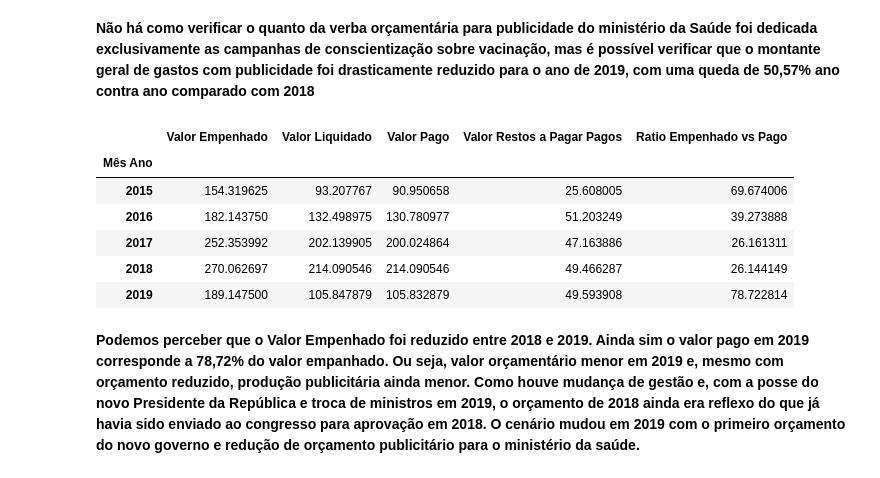
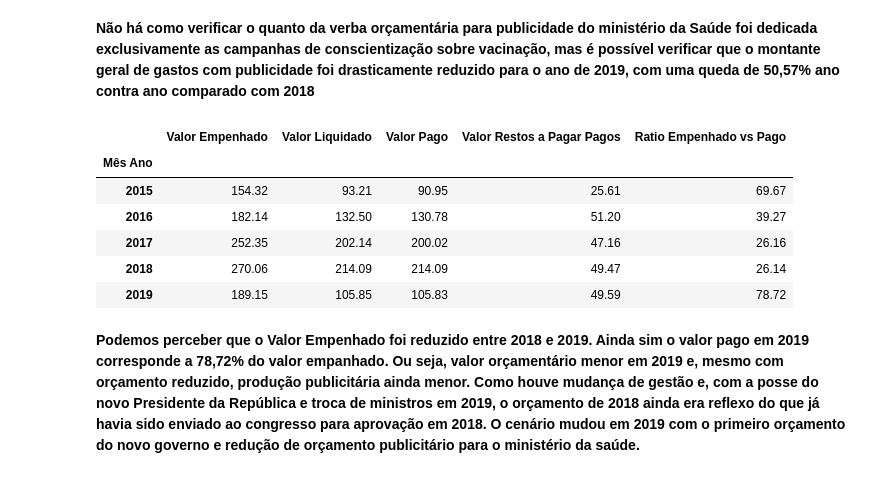
Before and after one commit to b4urock/Brazil-Immunization-Data-Analysis, a Jupyter notebook: Pablo_Pereira_Projeto_Módulo_02.ipynb, the cells around one changed output. Cells and saved outputs as stored; diff of their text form; code cells hidden in the pictures.

```diff
--- a/Pablo_Pereira_Projeto_Módulo_02.ipynb
+++ b/Pablo_Pereira_Projeto_Módulo_02.ipynb
@@ -100,6 +100,9 @@ import datetime
 
 from calendar import monthrange
 from IPython.display import HTML
+
+# Duas casas decimais serão utilizadas nas visualização do pandas - globalmente
+pd.options.display.float_format = "{:.2f}".format
 # %% [markdown]
 **Instalação do plotly** (abaixo) para a criação de gráficos interativos. Todos os gráficos apontados com uma barra de ferramenta no canto superior direito foram gerados com esta biblioteca e permitem interação com o mouse.
 # %%
@@ -1241,20 +1244,20 @@ plt.show();
 # %%
 # Novo dataframe com o total de gastos realizadas e pendendentes para o Ministério da Saúde
 prev_publicity_health_expenses_total = publicity_health_expenses.groupby(publicity_health_expenses.index.year)[['Valor Empenhado','Valor Liquidado','Valor Pago', 'Valor Restos a Pagar Pagos']].sum()/1000000
 prev_publicity_health_expenses_total['Ratio Empenhado vs Pago'] = ((prev_publicity_health_expenses_total['Valor Empenhado']-prev_publicity_health_expenses_total['Valor Pago'])/prev_publicity_health_expenses_total['Valor Pago'])*100
 
 # Estilizando a visualização
 cm = sns.light_palette("red", as_cmap=True)
-table = prev_publicity_health_expenses_total[0:5].style.background_gradient(cmap=cm)
+table = prev_publicity_health_expenses_total[0:5].style.background_gradient(cmap=cm).set_precision(2)
 table
 # %% [output]
 |  | Valor Empenhado | Valor Liquidado | Valor Pago | Valor Restos a Pagar Pagos | Ratio Empenhado vs Pago |
 | Mês Ano |  |  |  |  |  |
-| 2015 | 154.319625 | 93.207767 | 90.950658 | 25.608005 | 69.674006 |
-| 2016 | 182.143750 | 132.498975 | 130.780977 | 51.203249 | 39.273888 |
-| 2017 | 252.353992 | 202.139905 | 200.024864 | 47.163886 | 26.161311 |
-| 2018 | 270.062697 | 214.090546 | 214.090546 | 49.466287 | 26.144149 |
-| 2019 | 189.147500 | 105.847879 | 105.832879 | 49.593908 | 78.722814 |
+| 2015 | 154.32 | 93.21 | 90.95 | 25.61 | 69.67 |
+| 2016 | 182.14 | 132.50 | 130.78 | 51.20 | 39.27 |
+| 2017 | 252.35 | 202.14 | 200.02 | 47.16 | 26.16 |
+| 2018 | 270.06 | 214.09 | 214.09 | 49.47 | 26.14 |
+| 2019 | 189.15 | 105.85 | 105.83 | 49.59 | 78.72 |
 # %% [markdown]
 **Podemos perceber que o Valor Empenhado foi reduzido entre 2018 e 2019. Ainda sim o valor pago em 2019 corresponde a 78,72% do valor empanhado. Ou seja, valor orçamentário menor em 2019 e, mesmo com orçamento reduzido, produção publicitária ainda menor. Como houve mudança de gestão e, com a posse do novo Presidente da República e troca de ministros em 2019, o orçamento de 2018 ainda era reflexo do que já havia sido enviado ao congresso para aprovação em 2018. O cenário mudou em 2019 com o primeiro orçamento do novo governo e redução de orçamento publicitário para o ministério da saúde.**
 # %% [markdown]
```
Also changed, not shown: parts of 3 cells of this notebook.
